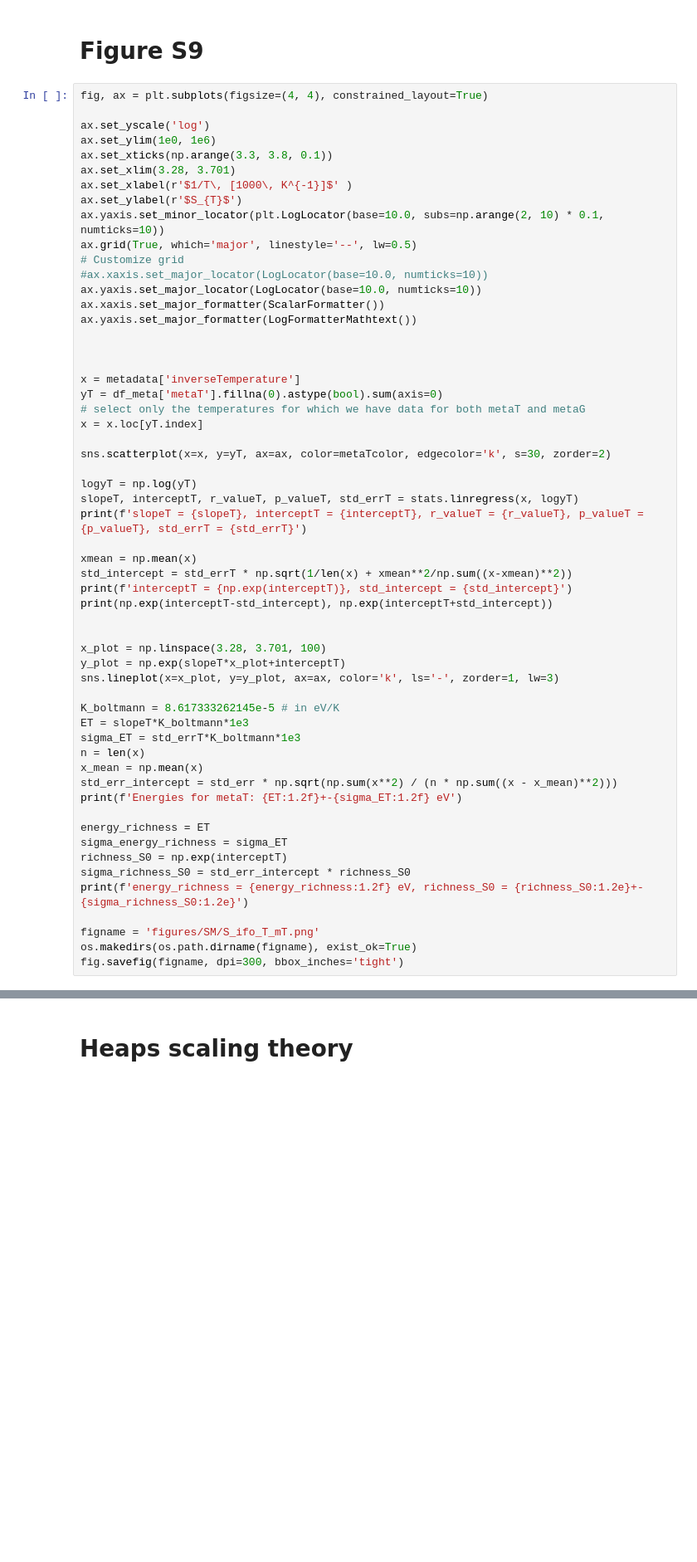
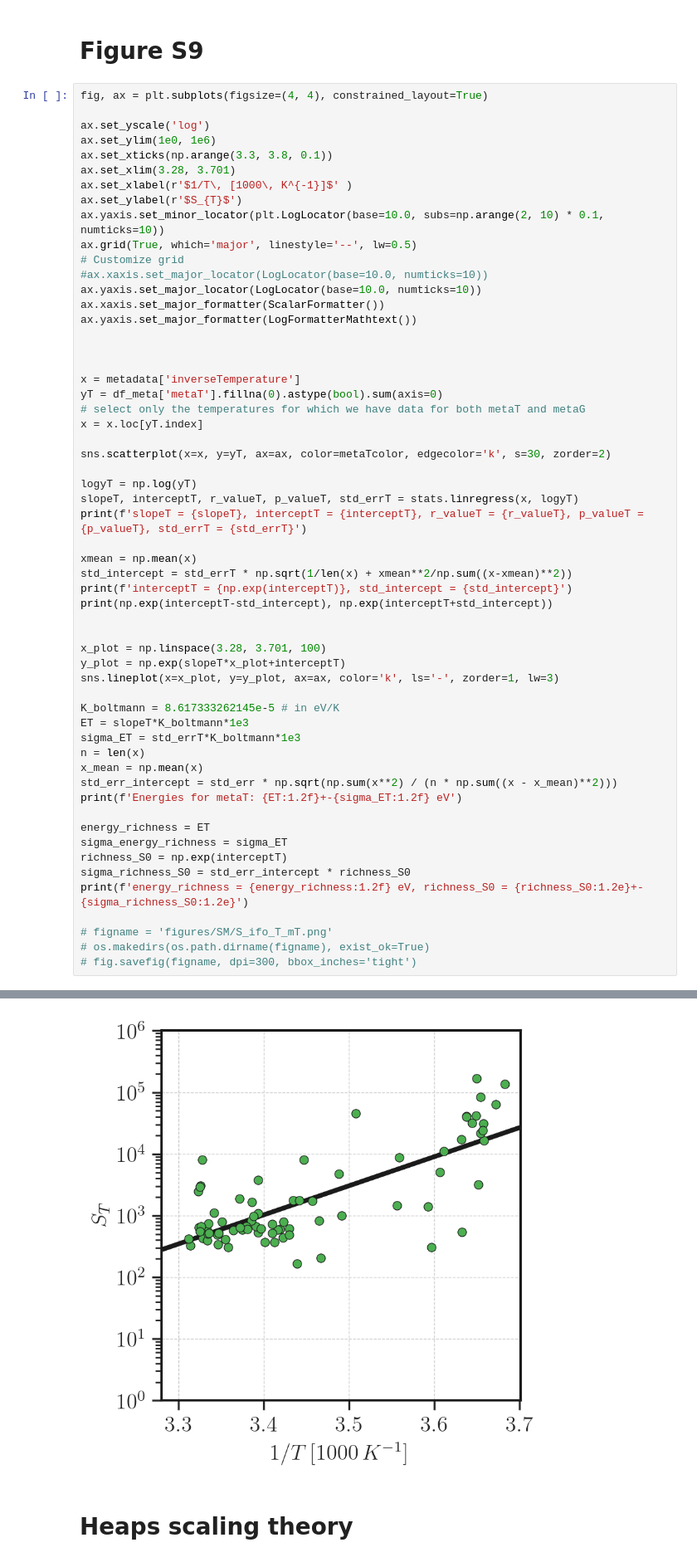
Before and after one commit to epigani/diatom-metaG-metaT-scaling, a Jupyter notebook: analysis/FiguresSM_RPKM.ipynb, the cells around one changed output, grey strips where cells are left out. Shown at 83% size. Saved outputs shown, nothing was run; the diff lists cells and outputs as text; blank space fills up the shorter version.

```diff
--- a/analysis/FiguresSM_RPKM.ipynb
+++ b/analysis/FiguresSM_RPKM.ipynb
@@ -928,7 +951,7 @@ richness_S0 = np.exp(interceptT)
 sigma_richness_S0 = std_err_intercept * richness_S0
 print(f'energy_richness = {energy_richness:1.2f} eV, richness_S0 = {richness_S0:1.2e}+-{sigma_richness_S0:1.2e}')
 
-figname = 'figures/SM/S_ifo_T_mT.png'
-os.makedirs(os.path.dirname(figname), exist_ok=True)
-fig.savefig(figname, dpi=300, bbox_inches='tight')
+# figname = 'figures/SM/S_ifo_T_mT.png'
+# os.makedirs(os.path.dirname(figname), exist_ok=True)
+# fig.savefig(figname, dpi=300, bbox_inches='tight')
 # %% [output]
@@ -936,3 +963,4 @@ Error:
+[figure, added]
 # %% [markdown]
 # Heaps scaling theory
 # %%
```
Also changed, not shown: parts of 17 cells of this notebook, 22 other files.
